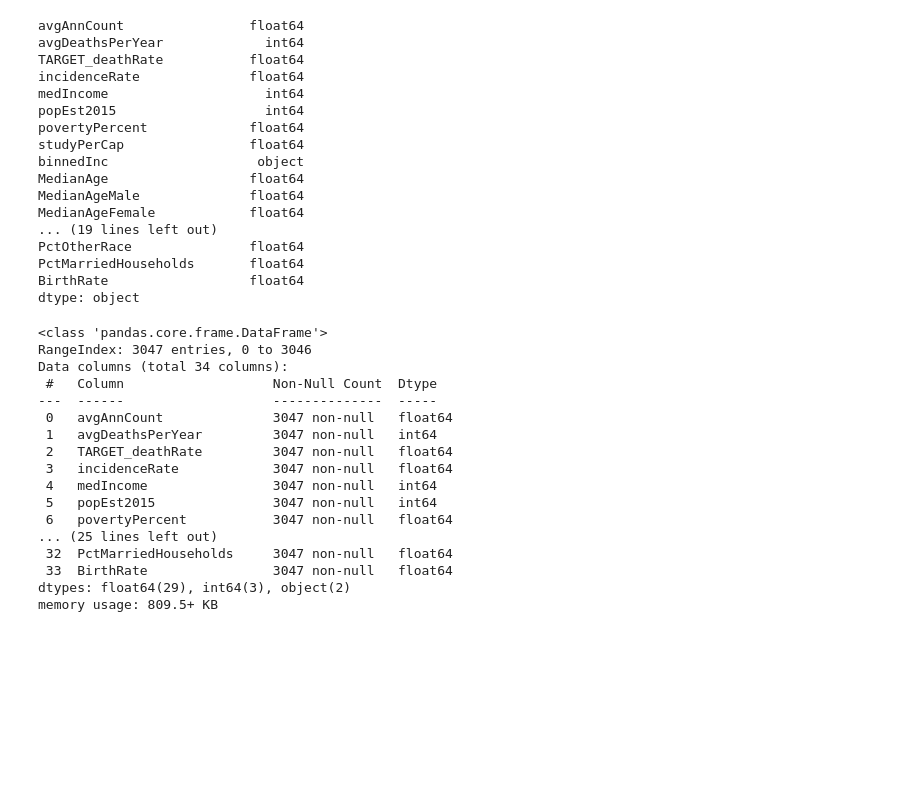
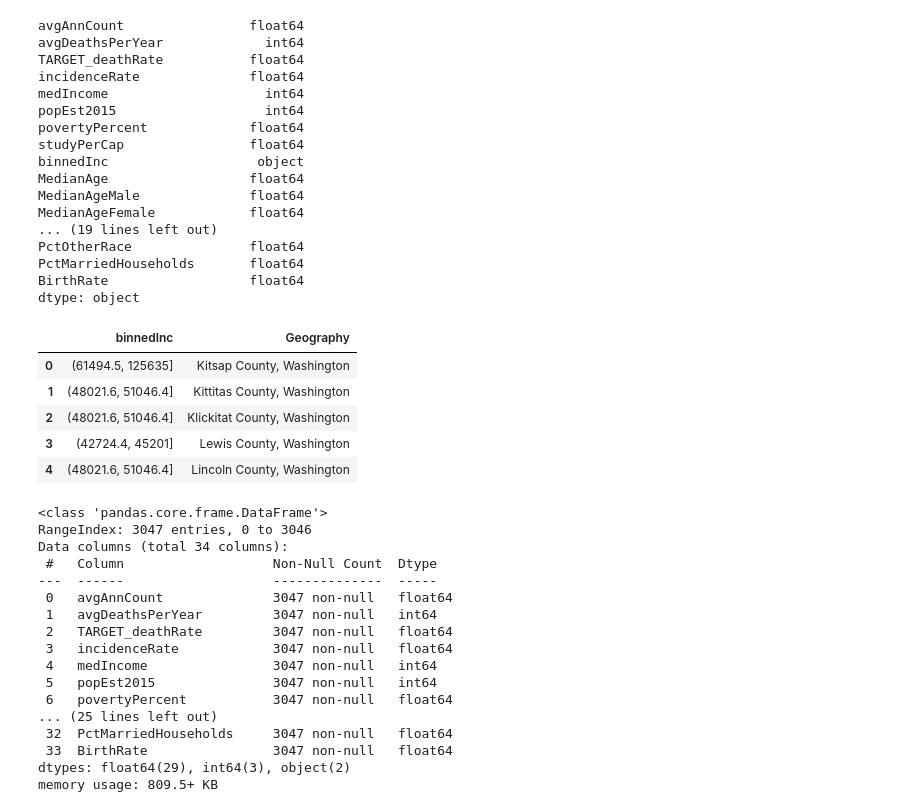
Before and after one commit to iqbalpa/KASDD, a Jupyter notebook: Lab 7/B_Lab7_2106752281_IqbalPahleviAmin.ipynb, the cells around one changed output. Drawn from its saved outputs; the diff is of its cells as text; code cells hidden in the pictures; blank space fills up the shorter version.

```diff
--- a/Lab 7/B_Lab7_2106752281_IqbalPahleviAmin.ipynb
+++ b/Lab 7/B_Lab7_2106752281_IqbalPahleviAmin.ipynb
@@ -164,7 +178,7 @@ White, Black, or Asian (b)
 * PctMarriedHouseholds: Percent of married households (b)
 * BirthRate: Number of live births relative to number of women in county (b)
 # %%
-df = pd.read_csv('/content/cancer_reg.csv', encoding='ISO-8859-1')
+df = pd.read_csv('cancer_reg.csv', encoding='ISO-8859-1')
 df.head()
 # %% [output]
 |  | avgAnnCount | avgDeathsPerYear | TARGET_deathRate | incidenceRate | medIncome | popEst2015 | povertyPercent | ... |
@@ -207,6 +221,15 @@ PctOtherRace               float64
 PctMarriedHouseholds       float64
 BirthRate                  float64
 dtype: object
+# %%
+df.select_dtypes(include=['object']).head()
+# %% [output]
+|  | binnedInc | Geography |
+| 0 | (61494.5, 125635] | Kitsap County, Washington |
+| 1 | (48021.6, 51046.4] | Kittitas County, Washington |
+| 2 | (48021.6, 51046.4] | Klickitat County, Washington |
+| 3 | (42724.4, 45201] | Lewis County, Washington |
+| 4 | (48021.6, 51046.4] | Lincoln County, Washington |
 # %%
 df.info()
 # %% [output]
```
Also changed, not shown: parts of 54 cells of this notebook, 2 other files.
